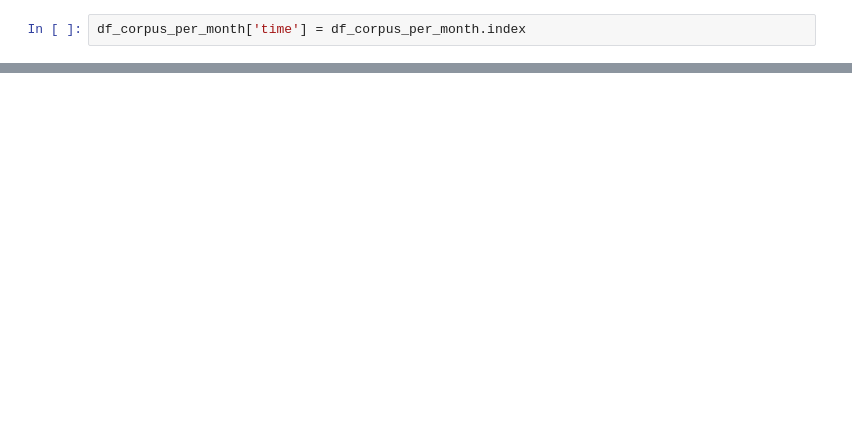
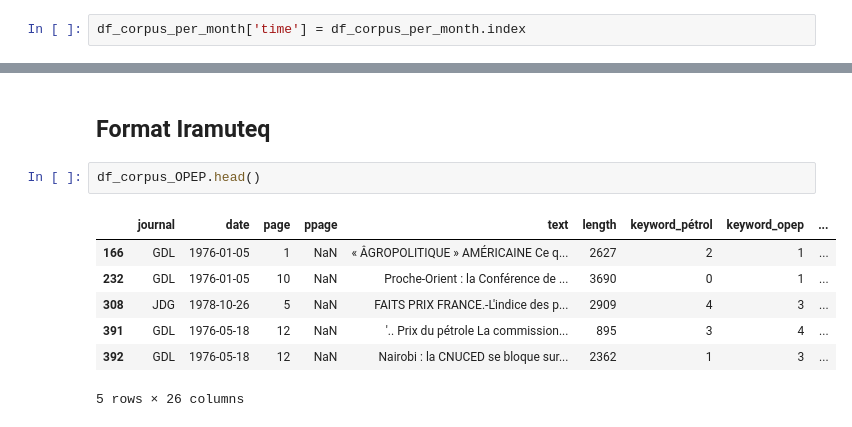
Before and after one commit to RPetitpierre/letemps_archive_opep, a Jupyter notebook: CreateCorpus_&_ExploratoryAnalysis.ipynb, the cells around one changed output, grey strips where cells are left out. Saved outputs shown, nothing was run; the diff lists cells and outputs as text; blank space fills up the shorter version.

```diff
--- a/CreateCorpus_&_ExploratoryAnalysis.ipynb
+++ b/CreateCorpus_&_ExploratoryAnalysis.ipynb
@@ -229,0 +262,12 @@ df_corpus_per_month.plot(x='time', y=['keywords', 'keywords_petrole', 'keywords_
+# %% [markdown]
+## Format Iramuteq
+# %%
+df_corpus_OPEP.head()
+# %% [output]
+|  | journal | date | page | ppage | text | length | keyword_pétrol | keyword_opep | ... |
+| 166 | GDL | 1976-01-05 | 1 | NaN | « ÂGROPOLITIQUE » AMÉRICAINE Ce q... | 2627 | 2 | 1 | ... |
+| 232 | GDL | 1976-01-05 | 10 | NaN | Proche-Orient : la Conférence de ... | 3690 | 0 | 1 | ... |
+| 308 | JDG | 1978-10-26 | 5 | NaN | FAITS PRIX FRANCE.-L'indice des p... | 2909 | 4 | 3 | ... |
+| 391 | GDL | 1976-05-18 | 12 | NaN | '.. Prix du pétrole La commission... | 895 | 3 | 4 | ... |
+| 392 | GDL | 1976-05-18 | 12 | NaN | Nairobi : la CNUCED se bloque sur... | 2362 | 1 | 3 | ... |
+5 rows × 26 columns
```
Also changed, not shown: parts of 14 cells of this notebook, 1 other file.
